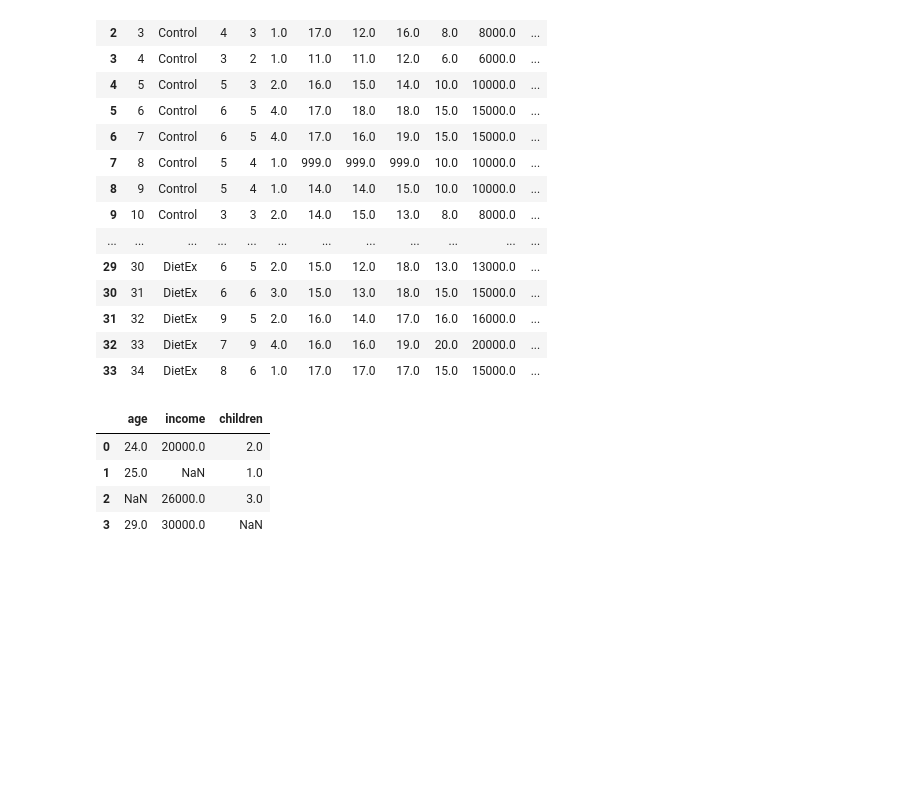
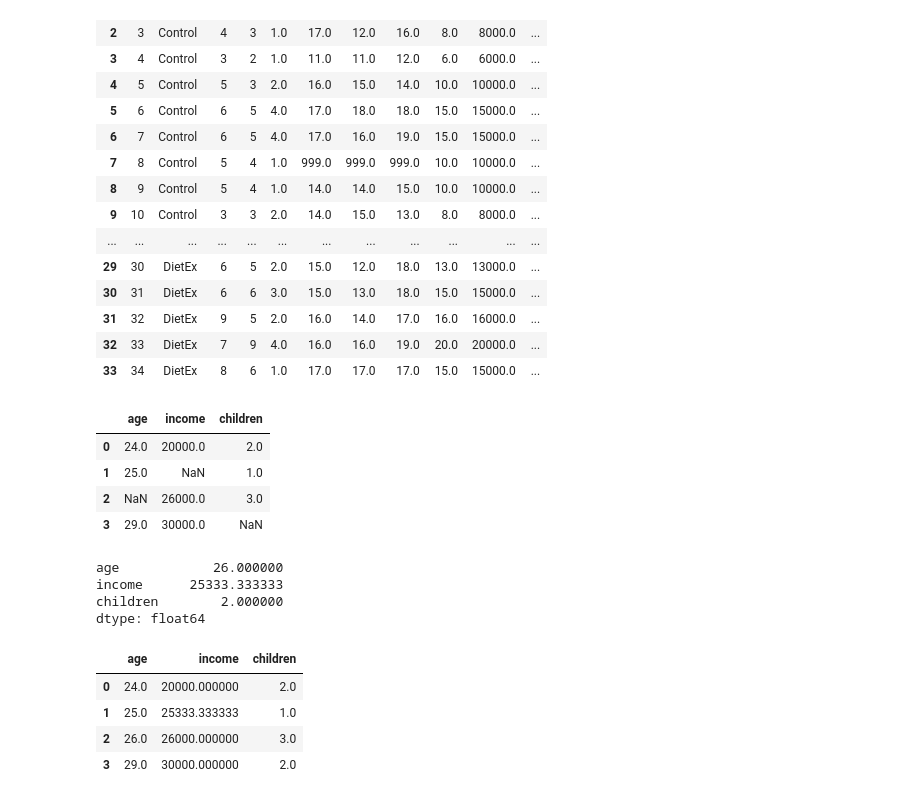
Before and after one commit to ArmanVasilovich/python_spbu, a Jupyter notebook: October-28/October-28-Pandas.ipynb, the cells around one changed output. Cells and saved outputs as stored; diff of their text form; code cells hidden in the pictures; blank space fills up the shorter version.

```diff
--- a/October-28/October-28-Pandas.ipynb
+++ b/October-28/October-28-Pandas.ipynb
@@ -641,3 +641,18 @@ ages
 | 1 | 25.0 | NaN | 1.0 |
 | 2 | NaN | 26000.0 | 3.0 |
 | 3 | 29.0 | 30000.0 | NaN |
+# %%
+ages.mean()
+# %% [output]
+age            26.000000
+income      25333.333333
+children        2.000000
+dtype: float64
+# %%
+ages.fillna(ages.mean())
+# %% [output]
+|  | age | income | children |
+| 0 | 24.0 | 20000.000000 | 2.0 |
+| 1 | 25.0 | 25333.333333 | 1.0 |
+| 2 | 26.0 | 26000.000000 | 3.0 |
+| 3 | 29.0 | 30000.000000 | 2.0 |
```
